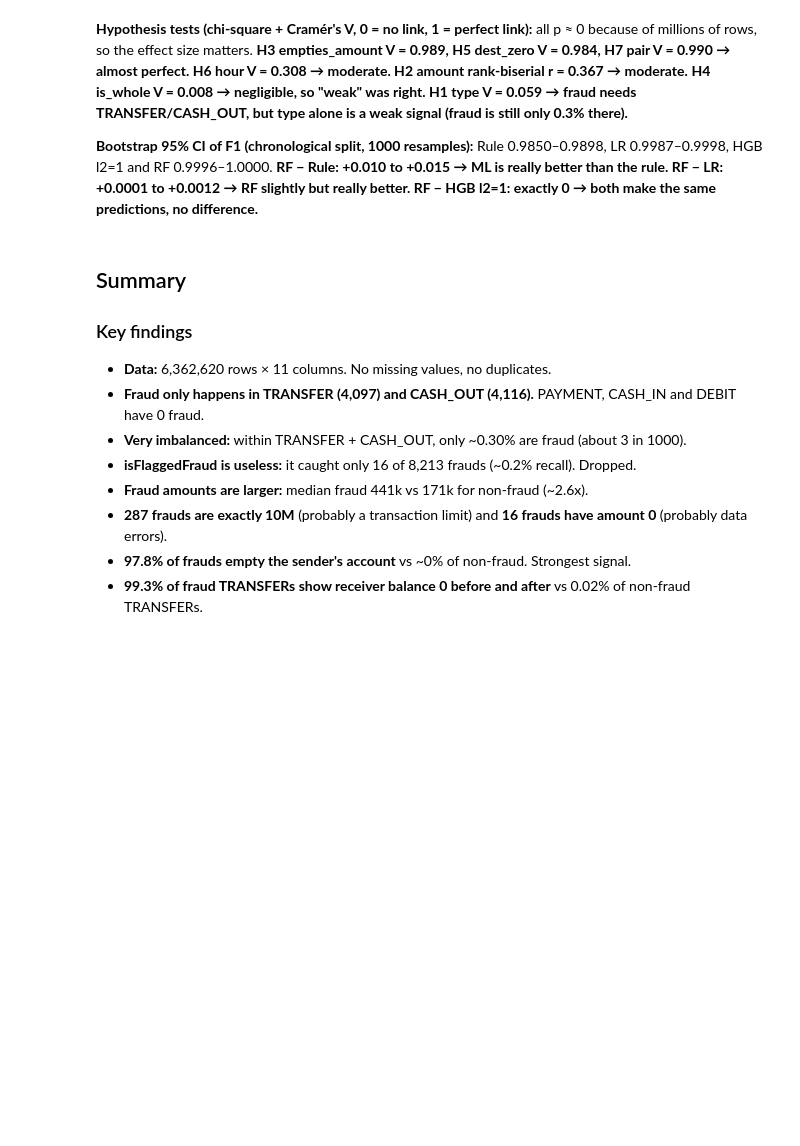
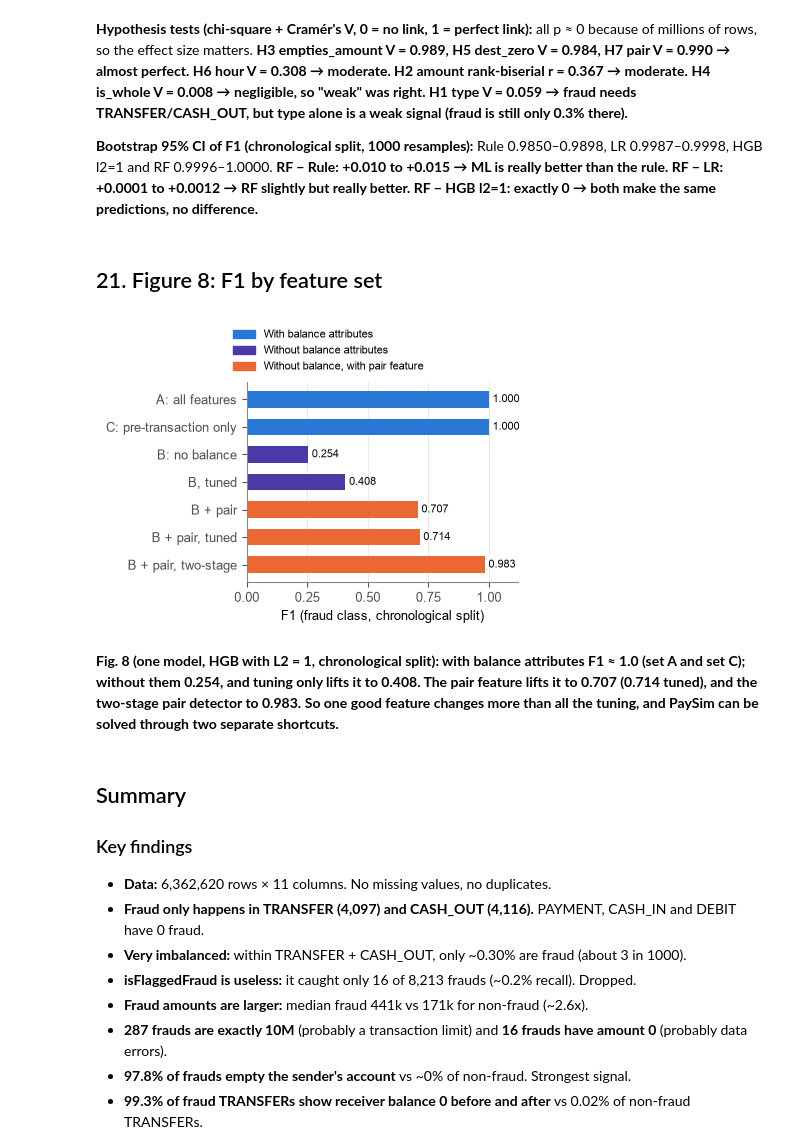
Before and after one commit to aqshanto/Paysim-Fraud-Detection, a Jupyter notebook: notebooks/research.ipynb, the cells around one changed output. Drawn from its saved outputs; the diff is of its cells as text; code cells hidden in the pictures; blank space fills up the shorter version.

```diff
--- a/notebooks/research.ipynb
+++ b/notebooks/research.ipynb
@@ -1488,6 +1491,53 @@ RF − HGB l2=1: +0.0000 to +0.0000
 
 **Bootstrap 95% CI of F1 (chronological split, 1000 resamples):** Rule 0.9850–0.9898, LR 0.9987–0.9998, HGB l2=1 and RF 0.9996–1.0000.
 **RF − Rule: +0.010 to +0.015 → ML is really better than the rule. RF − LR: +0.0001 to +0.0012 → RF slightly but really better. RF − HGB l2=1: exactly 0 → both make the same predictions, no difference.**
+# %% [markdown]
+## 21. Figure 8: F1 by feature set
+# %%
+# Fig. 8: F1 of gradient boosting (L2 = 1) on the chronological split, by feature set
+def load(name):
+    return joblib.load(f'{CACHE}/{name}.joblib')       # saved results from sections 17-19
+
+set_c_res, pair_res = load('set_c'), load('set_b_pair')
+tune_res, two_res = load('tuning_no_balance'), load('two_stage')
+
+WITH_BAL, NO_BAL, PAIR = LEGIT, RF_COLOR, FRAUD
+bars = [
+    ('A: all features', f1_score(y_test_t, preds['HGB l2=1']), WITH_BAL),
+    ('C: pre-transaction only', set_c_res[('chrono', 'HGB l2=1')][2], WITH_BAL),
+    ('B: no balance', pair_res[('B', 'chrono', 'HGB l2=1')][2], NO_BAL),
+    ('B, tuned', tune_res[('B', 'chrono')]['test'][2], NO_BAL),
+    ('B + pair', pair_res[('B + pair', 'chrono', 'HGB l2=1')][2], PAIR),
+    ('B + pair, tuned', tune_res[('B + pair', 'chrono')]['test'][2], PAIR),
+    ('B + pair, two-stage', two_res[('chrono', 'stage 1 + 2')][2], PAIR),
+]
+labels, values, colors = zip(*bars)
+
+fig, ax = plt.subplots(figsize=(3.5, 2.6))
+ypos = range(len(bars))
+ax.barh(ypos, values, color=colors, height=0.6)
+for yi, v in zip(ypos, values):
+    ax.text(v + 0.015, yi, f'{v:.3f}', va='center', fontsize=8, color='#0b0b0b')
+
+ax.set_yticks(list(ypos), labels)
+ax.invert_yaxis()
+ax.set_xlim(0, 1.12)
+ax.set_xticks([0, 0.25, 0.5, 0.75, 1.0])
+ax.set_xlabel('F1 (fraud class, chronological split)')
+ax.grid(axis='y', visible=False)
+ax.legend(handles=[Patch(color=WITH_BAL, label='With balance attributes'),
+                   Patch(color=NO_BAL, label='Without balance attributes'),
+                   Patch(color=PAIR, label='Without balance, with pair feature')],
+          frameon=False, loc='lower center', bbox_to_anchor=(0.3, 1.0), ncol=1, fontsize=8)
+
+fig.savefig('../figures/fig8_feature_sets.pdf')
+fig.savefig('../figures/fig8_feature_sets.png')
+plt.show()
+# %% [output]
+[figure, added]
+# %% [markdown]
+**Fig. 8 (one model, HGB with L2 = 1, chronological split): with balance attributes F1 ≈ 1.0 (set A and set C); without them 0.254, and tuning only lifts it to 0.408. The pair feature lifts it to 0.707 (0.714 tuned), and the two-stage pair detector to 0.983.**
+**So one good feature changes more than all the tuning, and PaySim can be solved through two separate shortcuts.**
 # %% [markdown]
 ## Summary
 
```
Also changed, not shown: parts of 2 cells of this notebook, 8 other files.
